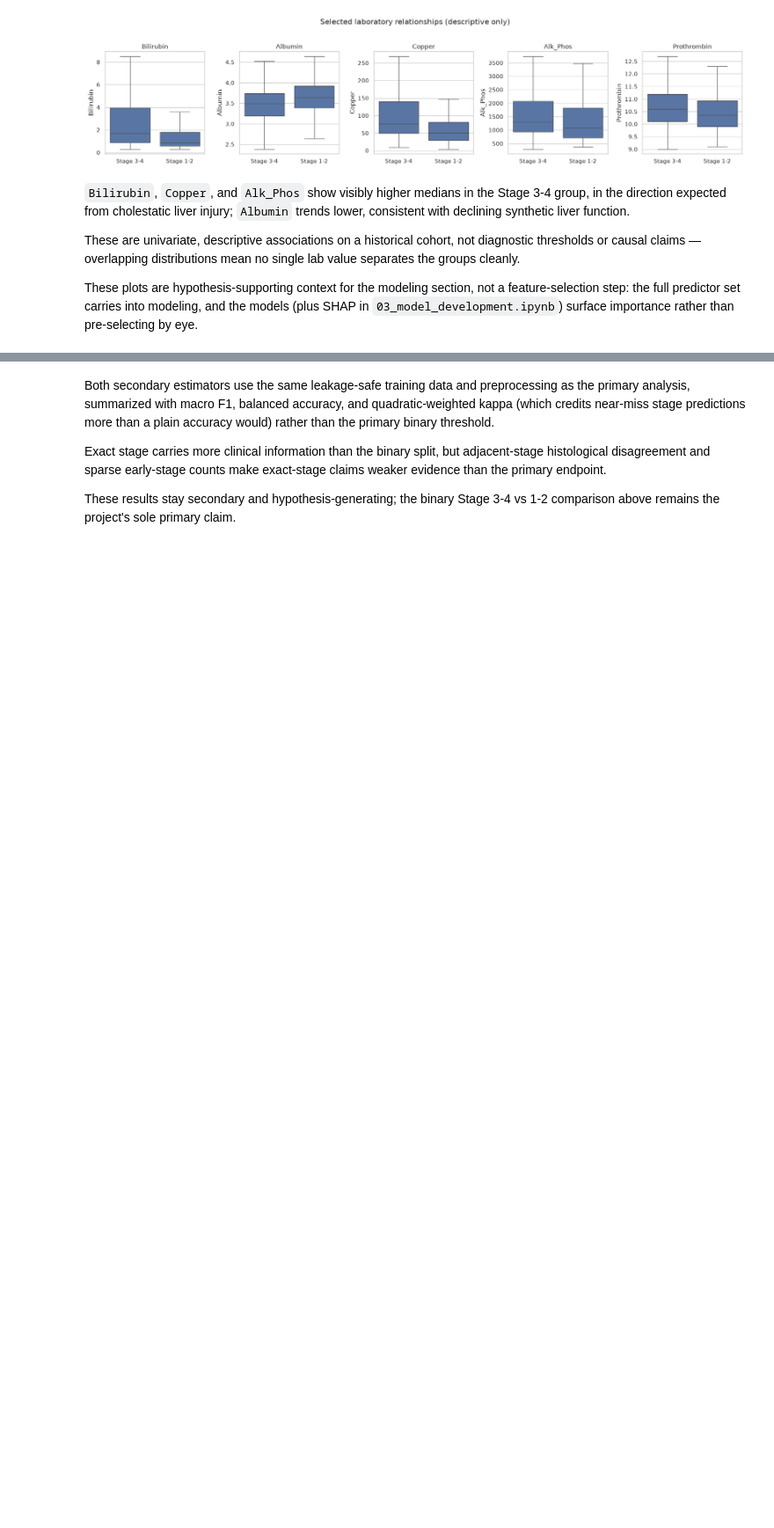
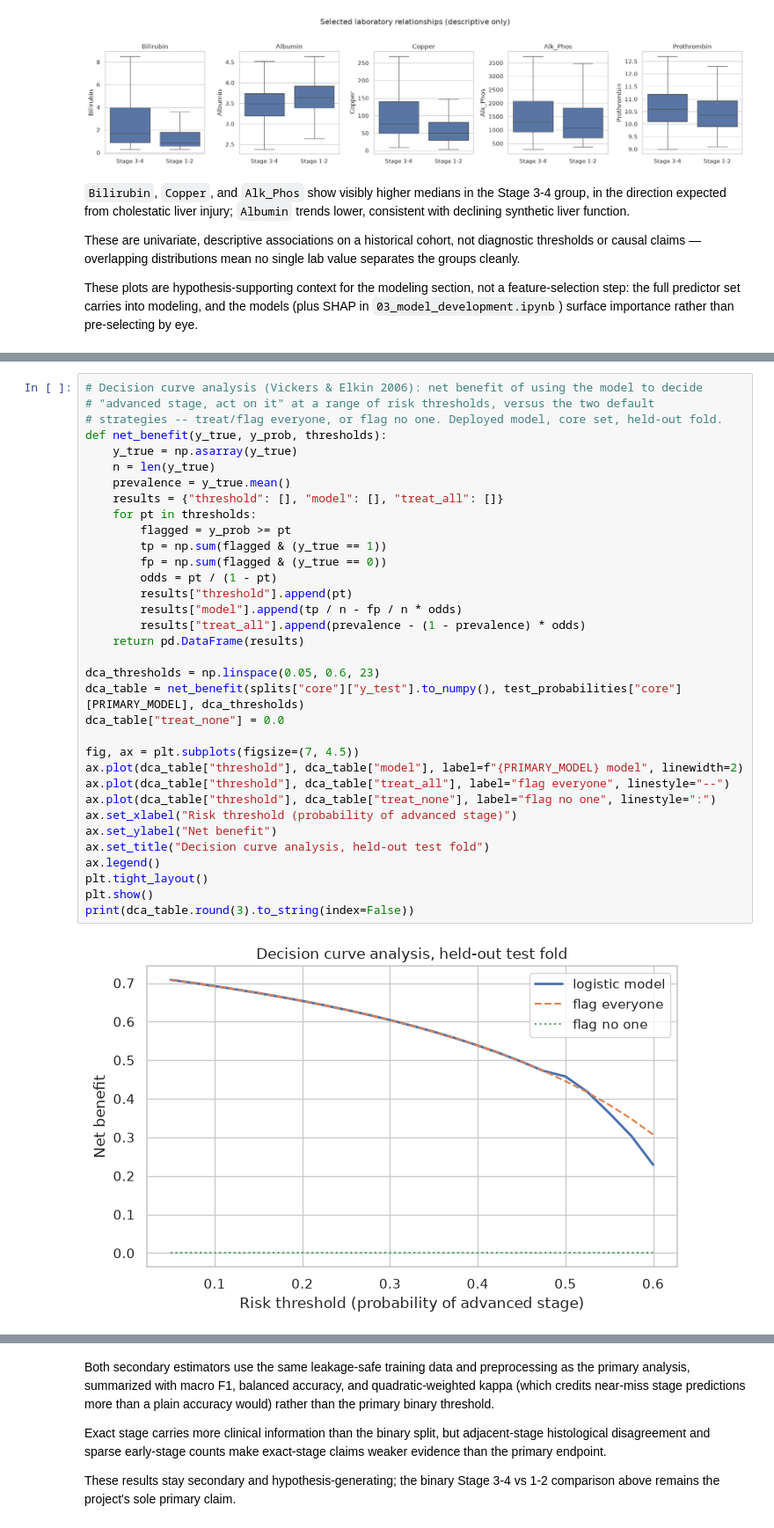
Before and after one commit to datakrdo/portfolio, a Jupyter notebook: cirrhosis/pbc-portfolio.ipynb, the cells around one changed output, grey strips where cells are left out. Shown at 88% size. Cells and saved outputs as stored; diff of their text form; blank space fills up the shorter version.

```diff
--- a/cirrhosis/pbc-portfolio.ipynb
+++ b/cirrhosis/pbc-portfolio.ipynb
@@ -1182,0 +914,36 @@ quadratic_weighted_kappa                        0.352
+# %%
+# Decision curve analysis (Vickers & Elkin 2006): net benefit of using the model to decide
+# "advanced stage, act on it" at a range of risk thresholds, versus the two default
+# strategies -- treat/flag everyone, or flag no one. Deployed model, core set, held-out fold.
+def net_benefit(y_true, y_prob, thresholds):
+    y_true = np.asarray(y_true)
+    n = len(y_true)
+    prevalence = y_true.mean()
+    results = {"threshold": [], "model": [], "treat_all": []}
+    for pt in thresholds:
+        flagged = y_prob >= pt
+        tp = np.sum(flagged & (y_true == 1))
+        fp = np.sum(flagged & (y_true == 0))
+        odds = pt / (1 - pt)
+        results["threshold"].append(pt)
+        results["model"].append(tp / n - fp / n * odds)
+        results["treat_all"].append(prevalence - (1 - prevalence) * odds)
+    return pd.DataFrame(results)
+
+dca_thresholds = np.linspace(0.05, 0.6, 23)
+dca_table = net_benefit(splits["core"]["y_test"].to_numpy(), test_probabilities["core"][PRIMARY_MODEL], dca_thresholds)
+dca_table["treat_none"] = 0.0
+
+fig, ax = plt.subplots(figsize=(7, 4.5))
+ax.plot(dca_table["threshold"], dca_table["model"], label=f"{PRIMARY_MODEL} model", linewidth=2)
+ax.plot(dca_table["threshold"], dca_table["treat_all"], label="flag everyone", linestyle="--")
+ax.plot(dca_table["threshold"], dca_table["treat_none"], label="flag no one", linestyle=":")
+ax.set_xlabel("Risk threshold (probability of advanced stage)")
+ax.set_ylabel("Net benefit")
+ax.set_title("Decision curve analysis, held-out test fold")
+ax.legend()
+plt.tight_layout()
+plt.show()
+print(dca_table.round(3).to_string(index=False))
+# %% [output]
+[figure, added]
```
Also changed, not shown: parts of 70 cells of this notebook, 44 other files.
